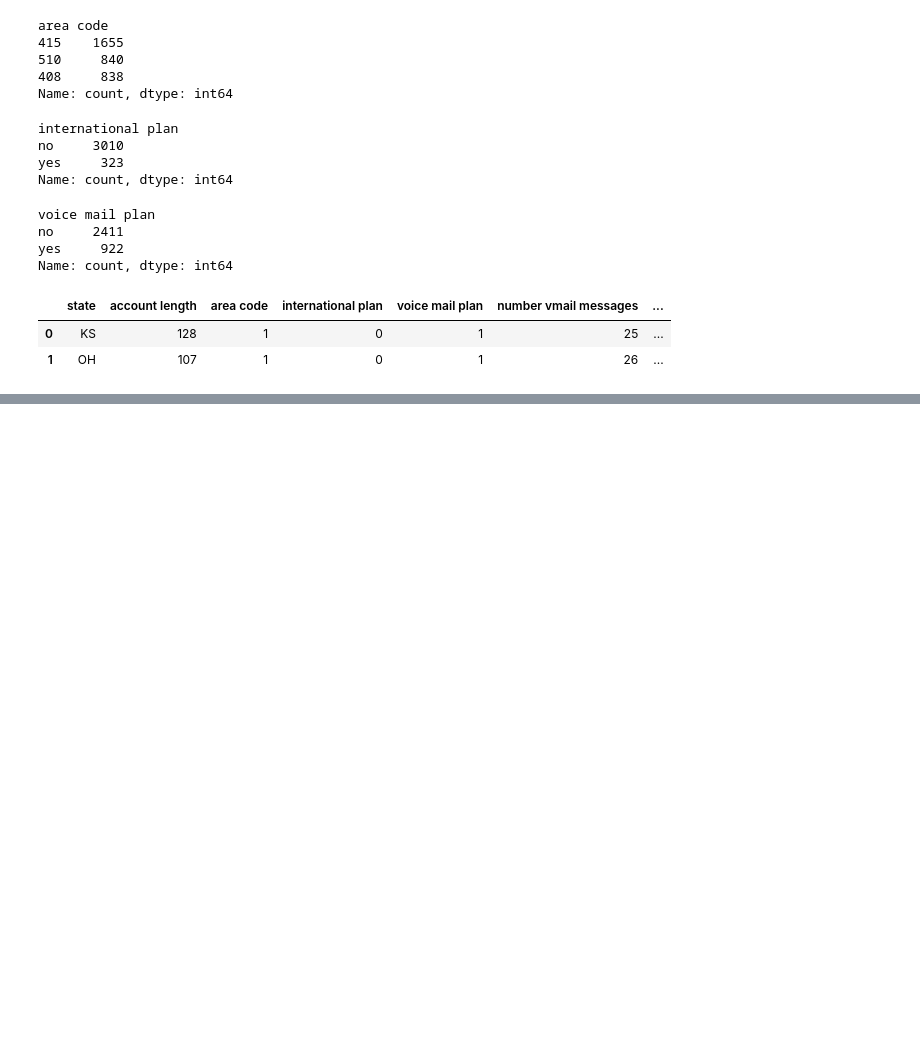
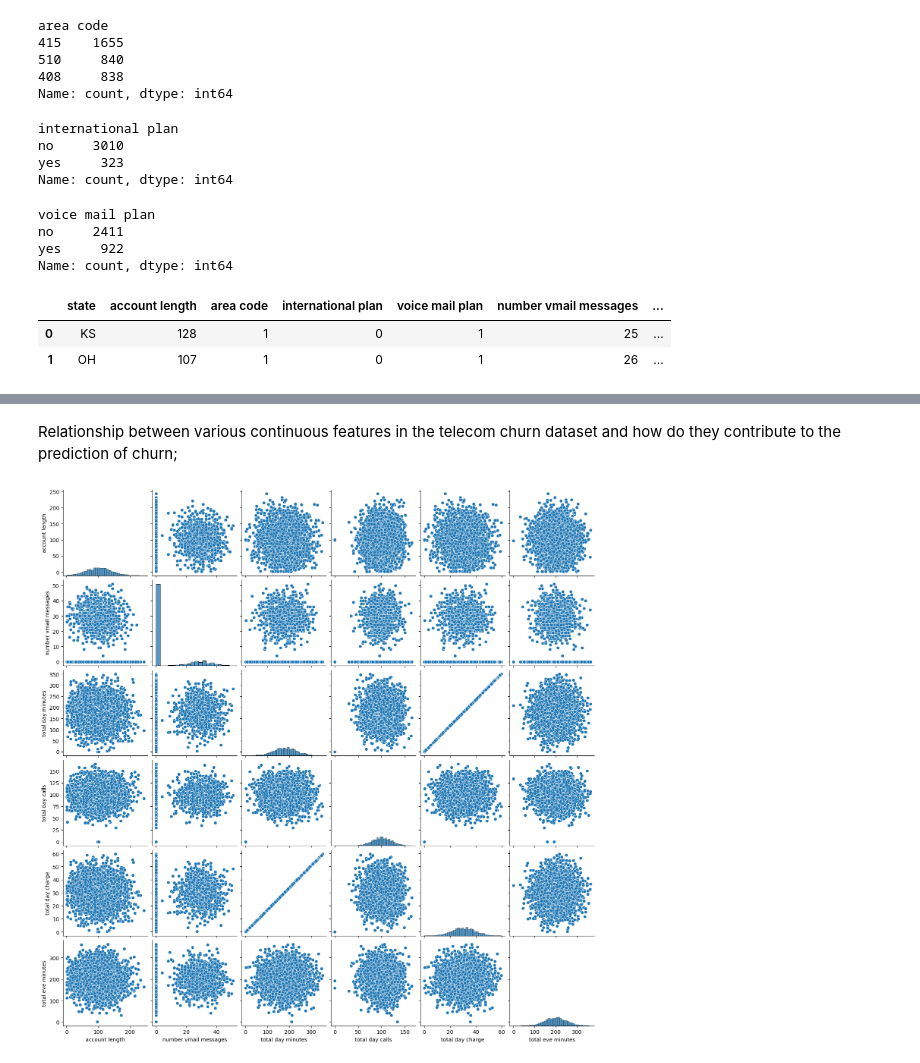
Before and after one commit to KMalinga/churn, a Jupyter notebook: student.ipynb, the cells around one changed output, grey strips where cells are left out. Saved outputs shown, nothing was run; the diff lists cells and outputs as text; code cells hidden in the pictures; blank space fills up the shorter version.

```diff
--- a/student.ipynb
+++ b/student.ipynb
@@ -385,0 +407,12 @@ data.head(2)
+# %% [markdown]
+Relationship between various continuous features in the telecom churn dataset and how do they contribute to the prediction of churn;
+# %%
+continous_cols = ['account length','number vmail messages','total day minutes',
+                 'total day calls','total day charge','total eve minutes',
+                  'total night minutes','total night charge','total intl minutes',
+                  'total intl charge','customer service calls','churn']
+
+# Plot pairwise relationships in a dataset
+sns.pairplot(data=data[continous_cols[0:6]], palette='purple');
+# %% [output]
+[figure, added]
```
Also changed, not shown: parts of 7 cells of this notebook.
